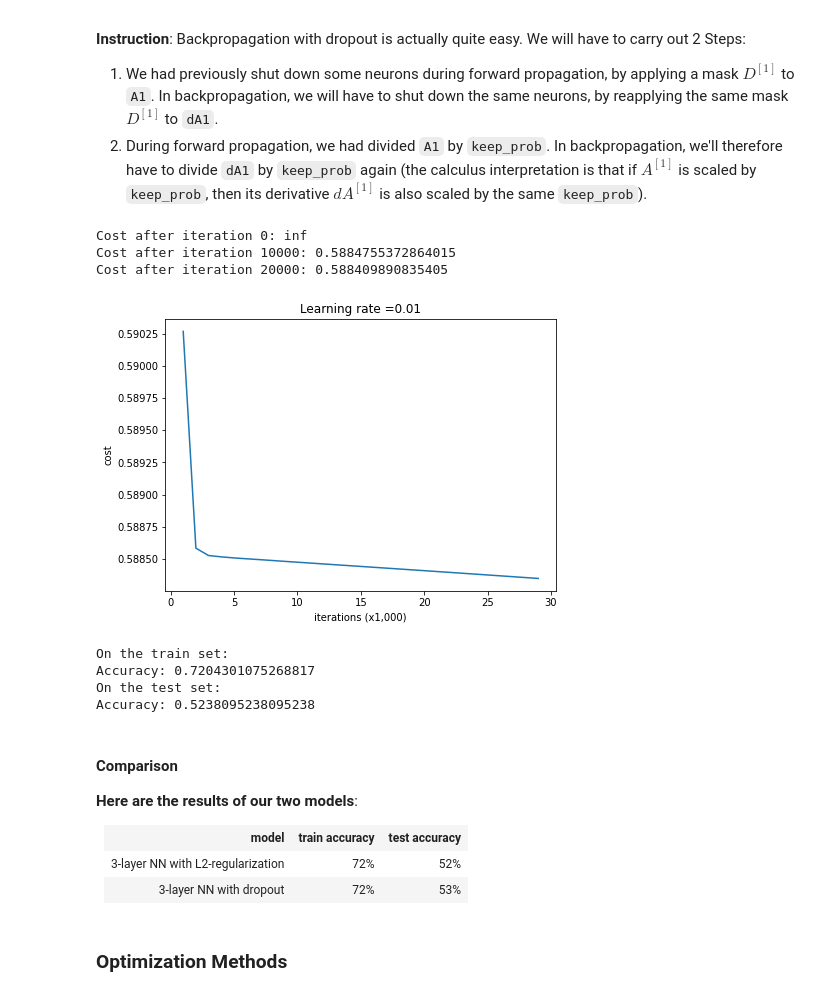
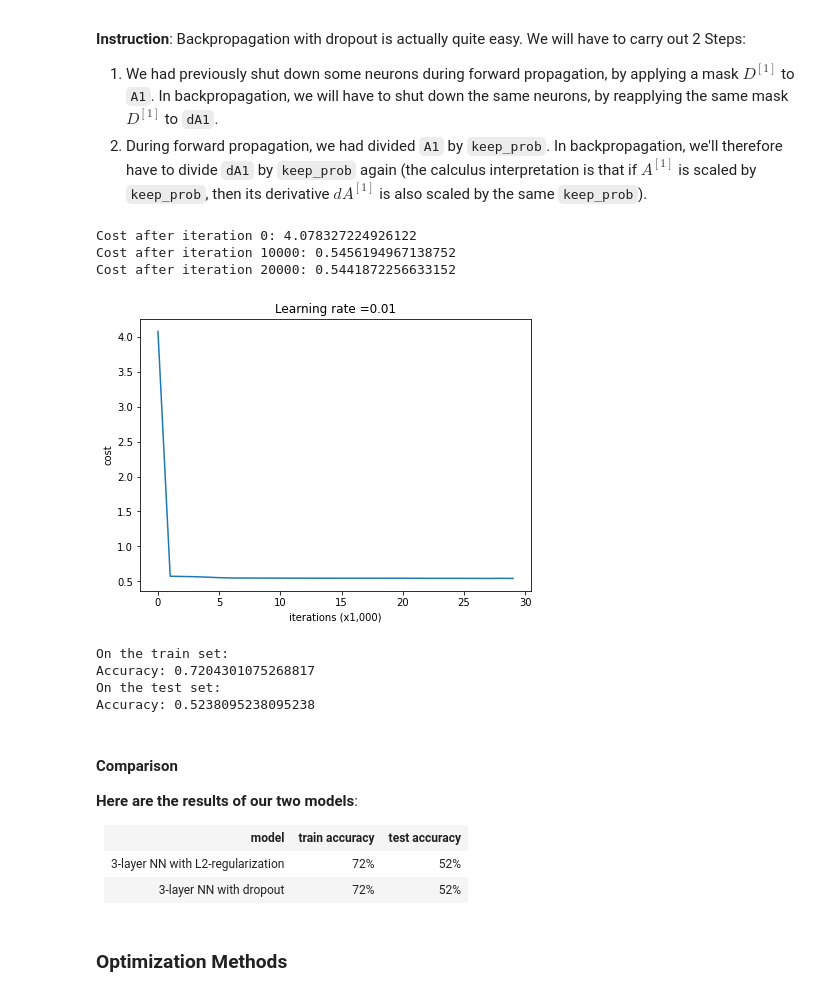
Before and after one commit to khanh22mse23057/mle501, a Jupyter notebook: [MLE501_Assignment]_Job_placement_prediction_model_building.ipynb, the cells around one changed output. Drawn from its saved outputs; the diff is of its cells as text; code cells hidden in the pictures.

````diff
--- a/[MLE501_Assignment]_Job_placement_prediction_model_building.ipynb
+++ b/[MLE501_Assignment]_Job_placement_prediction_model_building.ipynb
@@ -749,7 +749,7 @@ np.sum(np.square(Wl))
 ```
 Note that we have to do this for $W^{[1]}$, $W^{[2]}$ and $W^{[3]}$, then sum the three terms and multiply by $ \frac{1}{m} \frac{\lambda}{2} $.
 # %%
-def regularization_model(X, Y, learning_rate = 0.1, num_iterations = 30000, print_cost = True, lambd = 0, keep_prob = 1):
+def regularization_model(X, Y, learning_rate = 0.03, num_iterations = 30000, print_cost = True, lambd = 0, keep_prob = 1):
     """
     Implements a three-layer neural network: LINEAR->RELU->LINEAR->RELU->LINEAR->SIGMOID.
 
@@ -772,8 +772,8 @@ def regularization_model(X, Y, learning_rate = 0.1, num_iterations = 30000, prin
     layers_dims = [X.shape[0], 10, 3, 1]
 
     # Initialize parameters dictionary.
-    #parameters = reg.initialize_parameters(layers_dims)
-    parameters = initialize_parameters_he(layers_dims)
+    parameters = reg.initialize_parameters(layers_dims)
+    #parameters = initialize_parameters_he(layers_dims)
     # Loop (gradient descent)
 
     for i in range(0, num_iterations):
@@ -1092,11 +1076,11 @@ def backward_propagation_with_dropout(X, Y, cache, keep_prob):
 
     return gradients
 # %%
-parameters, grads_trace  = regularization_model(train_X, train_Y, keep_prob = 0.7, learning_rate = 0.01)
+parameters_ , grads_  = regularization_model(train_X, train_Y, keep_prob = 0.86, learning_rate = 0.01)
 # %% [output]
-Cost after iteration 0: inf
-Cost after iteration 10000: 0.5884755372864015
-Cost after iteration 20000: 0.588409890835405
+Cost after iteration 0: 4.078327224926122
+Cost after iteration 10000: 0.5456194967138752
+Cost after iteration 20000: 0.5441872256633152
-[figure, old version]
+[figure, new version]
 # %%
 print ("On the train set:")
@@ -1144,7 +1157,7 @@ Accuracy: 0.5238095238095238
         72%
         </td>
         <td>
-        53%
+        52%
         </td>
     </tr>
 </table>
````
Also changed, not shown: parts of 7 cells of this notebook.
